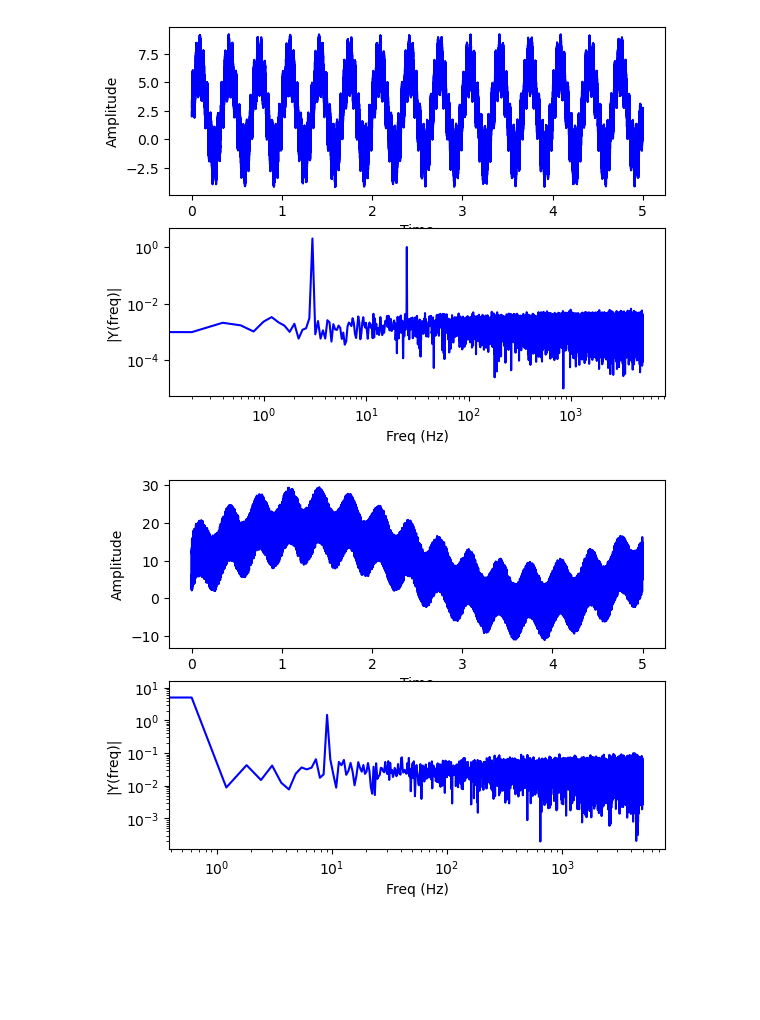
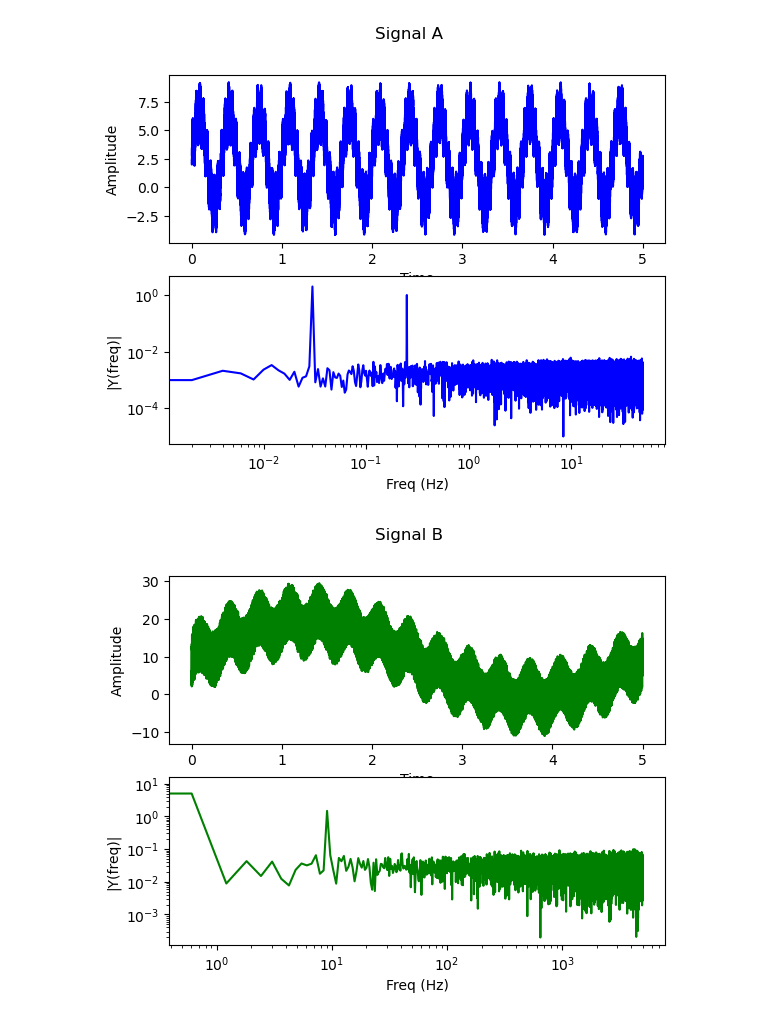
Before and after one commit to spradha24/me433-sprad, a Jupyter notebook: HW14/hw14.ipynb, the cells around one changed output. Saved outputs shown, nothing was run; the diff lists cells and outputs as text; code cells hidden in the pictures; blank space fills up the shorter version.

```diff
--- a/HW14/hw14.ipynb
+++ b/HW14/hw14.ipynb
@@ -171,49 +42,35 @@ plt.show()
 # %%
 import matplotlib.pyplot as plt
 import numpy as np
 
-Fs = 10000 # sample rate
-Ts = 1.0/Fs; # sampling interval
-ts = np.arange(0,t_A[-1],Ts) # time vector
-y = data1_A # the data to make the fft from
-n = len(y) # length of the signal
-k = np.arange(n)
-T = n/Fs
-frq = k/T # two sides frequency range
-frq = frq[range(int(n/2))] # one side frequency range
-Y = np.fft.fft(y)/n # fft computing and normalization
-Y = Y[range(int(n/2))]
+def plot_fft(sample_rate, t, data, title, color):
+    Fs = sample_rate # sample rate
+    Ts = 1.0/Fs; # sampling interval
+    ts = np.arange(0,t[-1],Ts) # time vector
+    y = data # the data to make the fft from
+    n = len(y) # length of the signal
+    k = np.arange(n)
+    T = n/Fs
+    frq = k/T # two sides frequency range
+    frq = frq[range(int(n/2))] # one side frequency range
+    Y = np.fft.fft(y)/n # fft computing and normalization
+    Y = Y[range(int(n/2))]
 
-fig, (ax1, ax2) = plt.subplots(2, 1)
-ax1.plot(t_A,y,'b')
-ax1.set_xlabel('Time')
-ax1.set_ylabel('Amplitude')
-ax2.loglog(frq,abs(Y),'b') # plotting the fft
-ax2.set_xlabel('Freq (Hz)')
-ax2.set_ylabel('|Y(freq)|')
-plt.show()
+    fig, (ax1, ax2) = plt.subplots(2, 1)
+    ax1.plot(t,y,color)
+    ax1.set_xlabel('Time')
+    ax1.set_ylabel('Amplitude')
+    ax2.loglog(frq,abs(Y),color) # plotting the fft
+    ax2.set_xlabel('Freq (Hz)')
+    ax2.set_ylabel('|Y(freq)|')
+    fig.suptitle(title)
+    plt.show()
+
+
+plot_fft(100, tA, dataA, 'Signal A', 'b')
+plot_fft(10000, tB, dataB, 'Signal B', 'g')
+plot_fft(10000, tC, dataC, 'Signal C', 'r')
+plot_fft(10000, tD, dataD, 'Signal D', 'y')
 # %% [output]
-[figure, old version]
+[figure, new version]
+[figure, added]
-# %%
-Fs = 10000 # sample rate
-Ts = 1.0/Fs; # sampling interval
-ts = np.arange(0,t_B[-1],Ts) # time vector
-y = data1_B # the data to make the fft from
-n = len(y) # length of the signal
-k = np.arange(n)
-T = n/Fs
-frq = k/T # two sides frequency range
-frq = frq[range(int(n/2))] # one side frequency range
-Y = np.fft.fft(y)/n # fft computing and normalization
-Y = Y[range(int(n/2))]
-
-fig, (ax1, ax2) = plt.subplots(2, 1)
-ax1.plot(t_B,y,'b')
-ax1.set_xlabel('Time')
-ax1.set_ylabel('Amplitude')
-ax2.loglog(frq,abs(Y),'b') # plotting the fft
-ax2.set_xlabel('Freq (Hz)')
-ax2.set_ylabel('|Y(freq)|')
-plt.show()
-# %% [output]
-[figure, removed]
```
Also changed, not shown: parts of 8 cells of this notebook, 3 other files.
